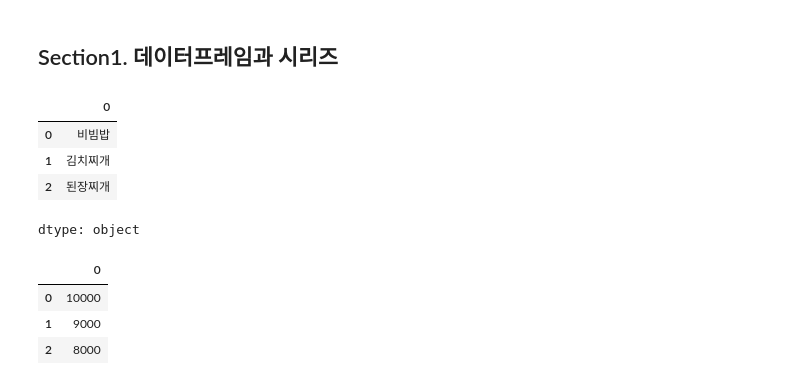
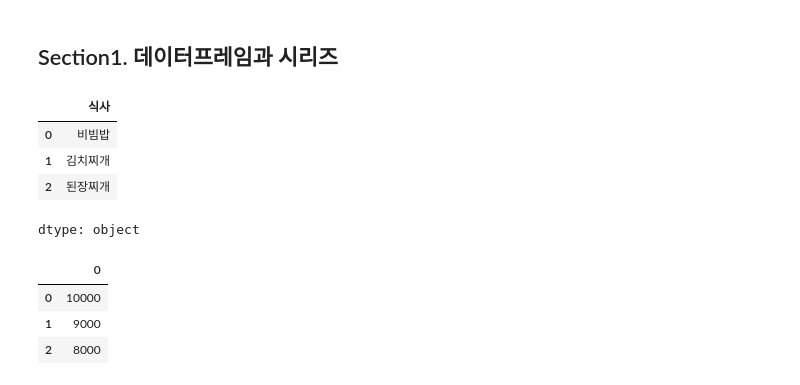
Before and after one commit to canibe2/EclipseGitHub, a Jupyter notebook: part1/ch2/ch2_pandas.ipynb, the cells around one changed output. Cells and saved outputs as stored; diff of their text form; code cells hidden in the pictures.

```diff
--- a/part1/ch2/ch2_pandas.ipynb
+++ b/part1/ch2/ch2_pandas.ipynb
@@ -9,10 +9,10 @@
 import pandas as pd
 # %%
 # 시리즈 만들기 (문자열)
-menu = pd.Series(['비빔밥', '김치찌개', '된장찌개'] , columns="찌개")
+menu = pd.Series(['비빔밥', '김치찌개', '된장찌개'], name="식사")
 menu
 # %% [output]
-|  | 0 |
+|  | 식사 |
 | 0 | 비빔밥 |
 | 1 | 김치찌개 |
 | 2 | 된장찌개 |
```
Also changed, not shown: parts of 1 cell of this notebook.
